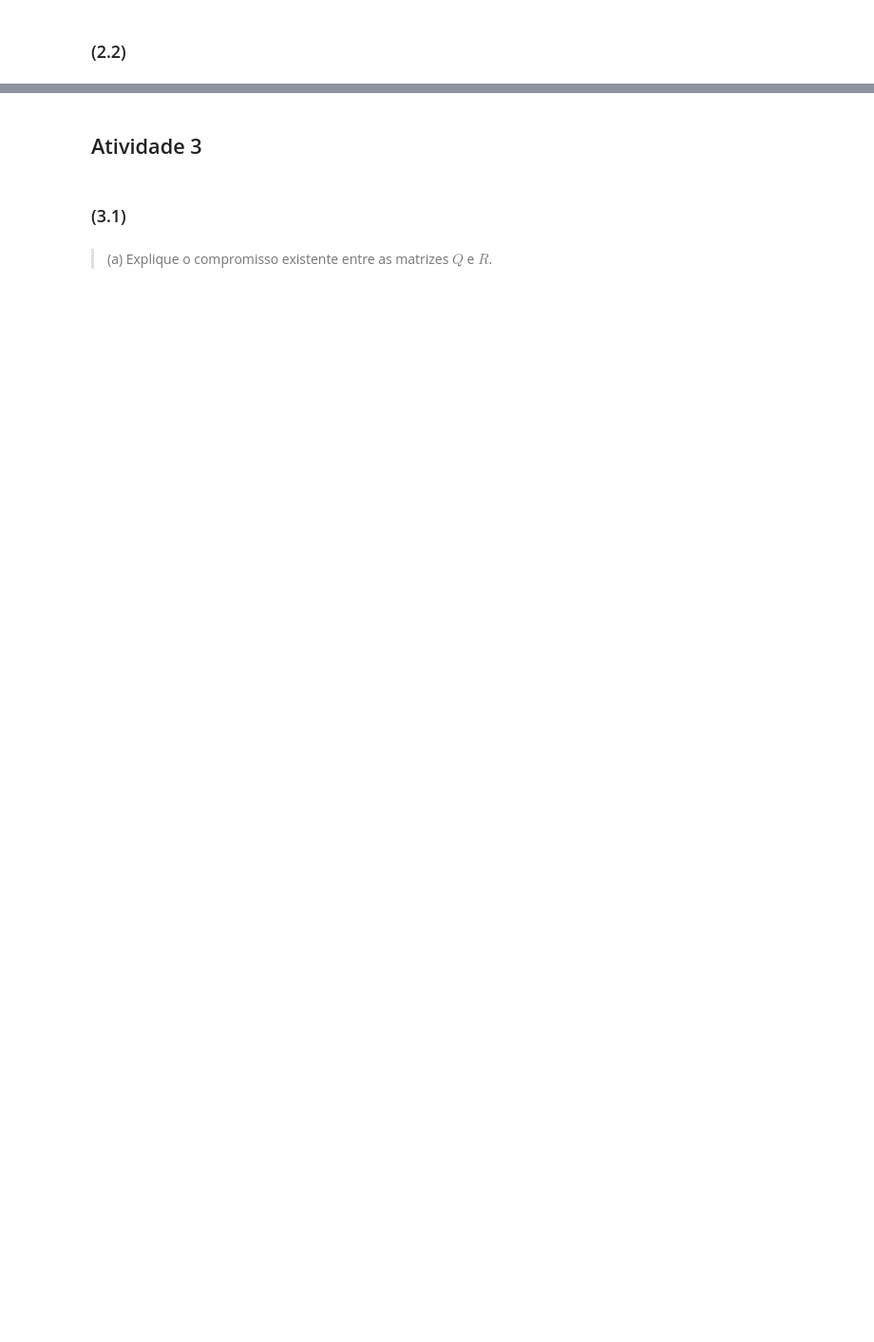
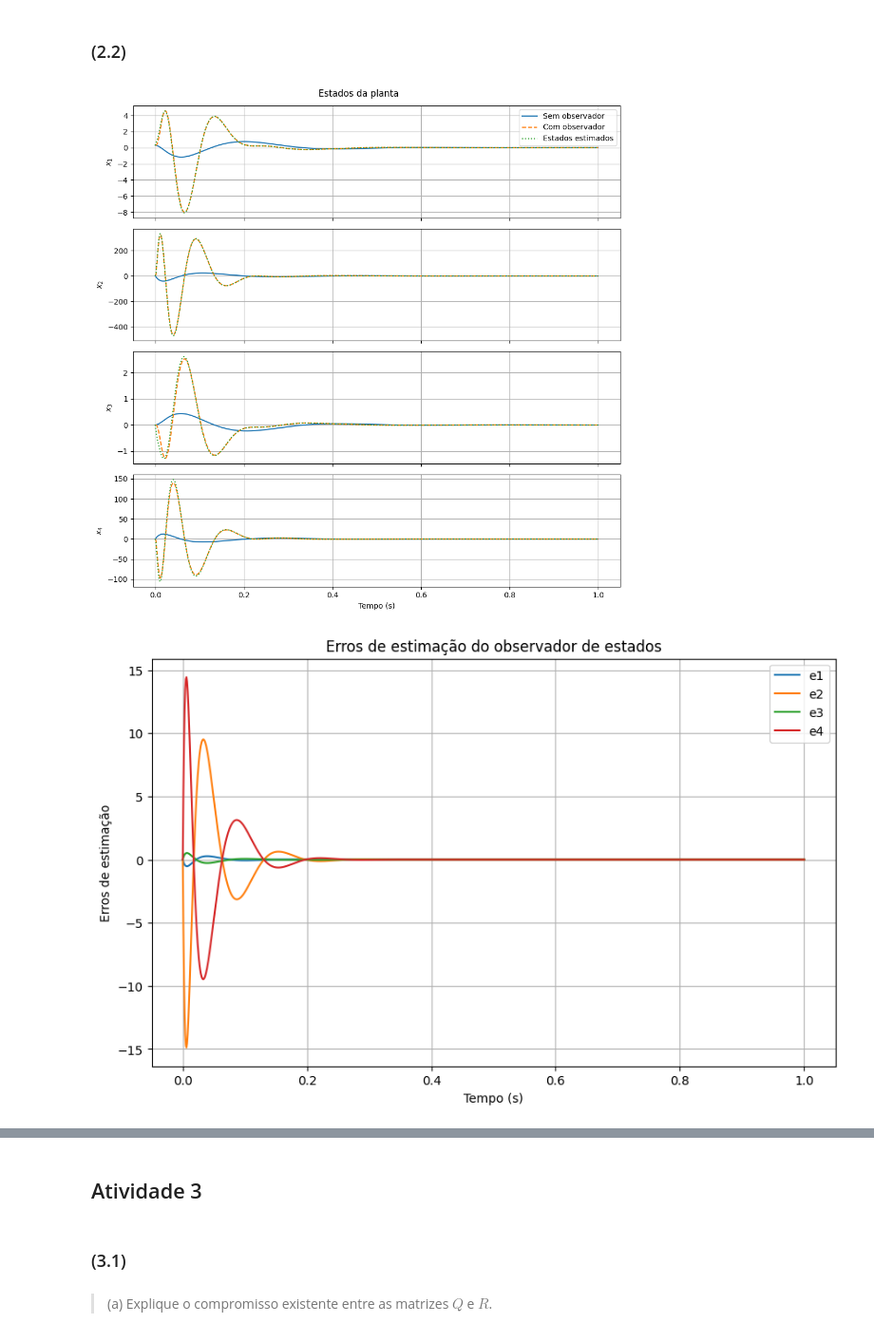
Before and after one commit to mwariene/EA722, a Jupyter notebook: EXP_6/Exp06_EA722_v2.ipynb, the cells around one changed output, grey strips where cells are left out. Shown at 95% size. Drawn from its saved outputs; the diff is of its cells as text; code cells hidden in the pictures; blank space fills up the shorter version.

```diff
--- a/EXP_6/Exp06_EA722_v2.ipynb
+++ b/EXP_6/Exp06_EA722_v2.ipynb
@@ -395,11 +398,13 @@ print("C =\n", C)
 # dominantes 3 vezes mais negativa que aquela especificada para os polos
 # dominantes da planta e faça a parte real dos polos não-dominantes ser 5 vezes
 # mais negativa que aquela dos polos dominantes do observador.
+# Polos dominantes: $$p_{1,2} = -8 \pm j15.62$$
+# Parte real dominante: -24, parte real não-dominante: -120
 VPO = np.array([
-    -?? + ??j,
-    -?? - ??j,
-    -?? + ??j,
-    -?? - ??j
+    -24.0 + 46.86j,
+    -24.0 - 46.86j,
+    -120.0 + 46.86j,
+    -120.0 - 46.86j
 ])
 
 print("VPO =\n", VPO)
@@ -417,7 +431,7 @@ print("L =\n", L)
 # ============================================================
 
 # Estado inicial da planta
-x0 = np.array([???, ???, ???, ???])
+x0 = np.array([0.3, 0.0, 0.0, 0.0])
 
 # Estimativa do estado inicial pelo observador
 # Inserir uma pequena diferença em relação a x0
@@ -523,30 +537,33 @@ for i in range(4):
 
     axes[i].set_ylabel(f'$x_{i+1}$')
     axes[i].grid(True)
 
     if i == 0:
         axes[i].legend()
 
 axes[-1].set_xlabel('Tempo (s)')
 fig.suptitle('Estados da planta')
 plt.tight_layout()
 plt.show()
 
 # ============================================================
 # Plotando os erros de estimação
 # ============================================================
 
 plt.figure(figsize=(10, 6))
 
 for i in range(4):
     plt.plot(sol_obs.t,
              estimation_error[i, :],
              label=f'e{i+1}')
 
 plt.xlabel('Tempo (s)')
 plt.ylabel('Erros de estimação')
 plt.title('Erros de estimação do observador de estados')
 plt.grid(True)
 plt.legend()
 
 plt.show()
+# %% [output]
+[figure, added]
+[figure, added]
```
Also changed, not shown: parts of 45 cells of this notebook, 2 other files.
